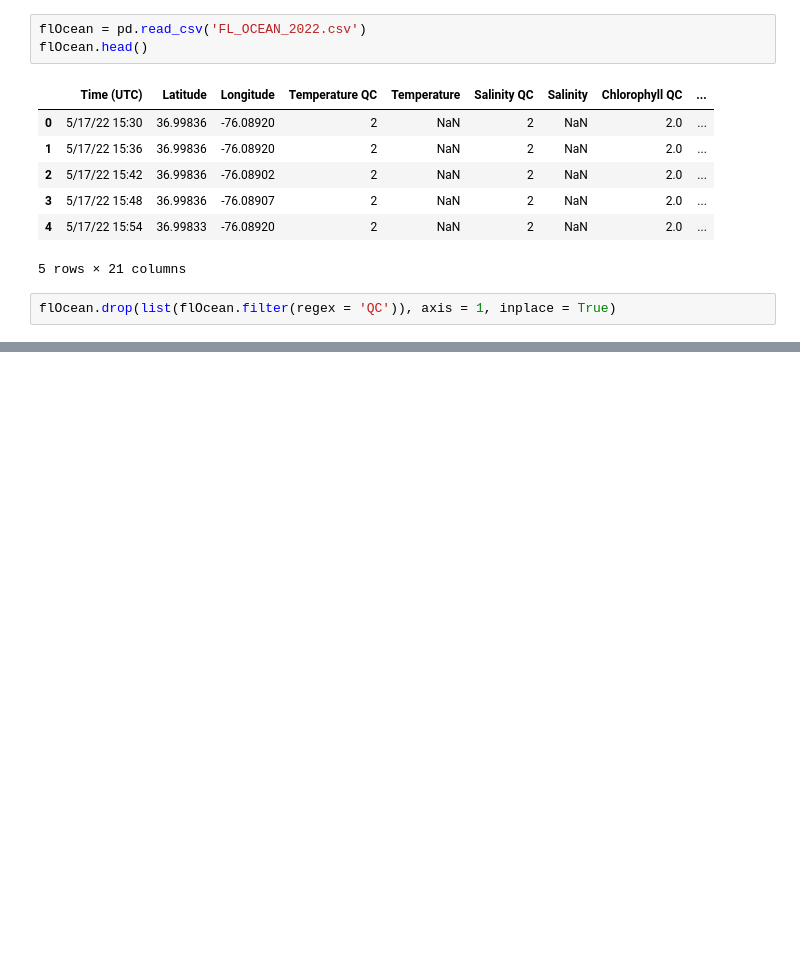
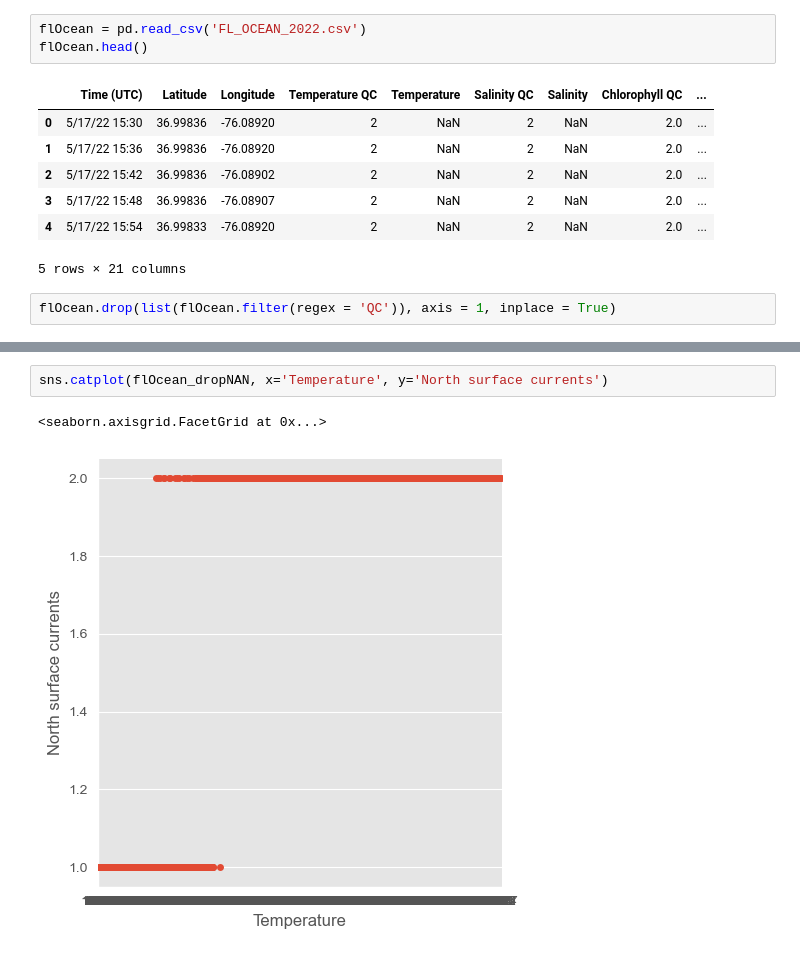
Before and after one commit to tacotuesday/reading_list, a Jupyter notebook: data_playground/buoybay/first_landing.ipynb, the cells around one changed output, grey strips where cells are left out. Saved outputs shown, nothing was run; the diff lists cells and outputs as text; blank space fills up the shorter version.

```diff
--- a/data_playground/buoybay/first_landing.ipynb
+++ b/data_playground/buoybay/first_landing.ipynb
@@ -40,0 +132,5 @@ TypeError: 'str' object is not callable
+# %%
+sns.catplot(flOcean_dropNAN, x='Temperature', y='North surface currents')
+# %% [output]
+<seaborn.axisgrid.FacetGrid at 0x...>
+[figure, added]
```
Also changed, not shown: parts of 12 cells of this notebook, 1 other file.
